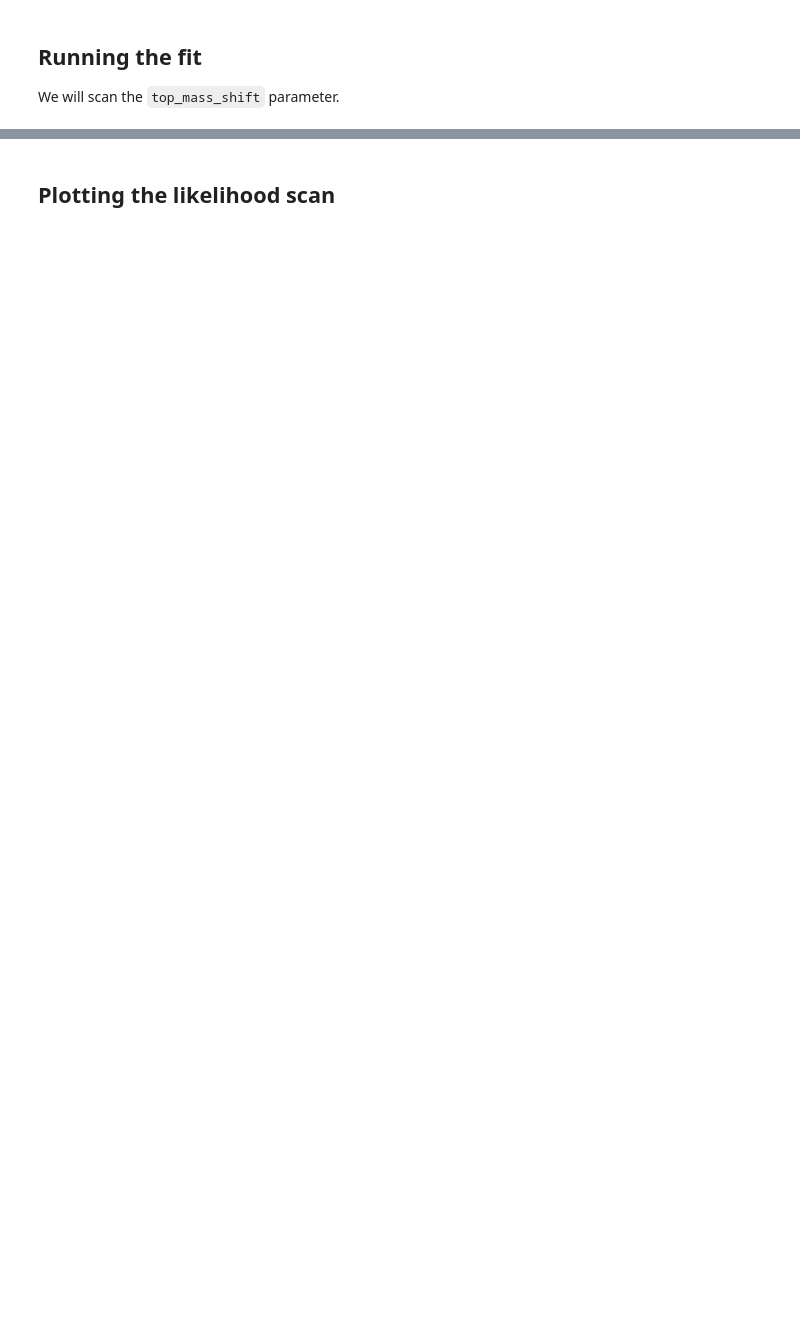
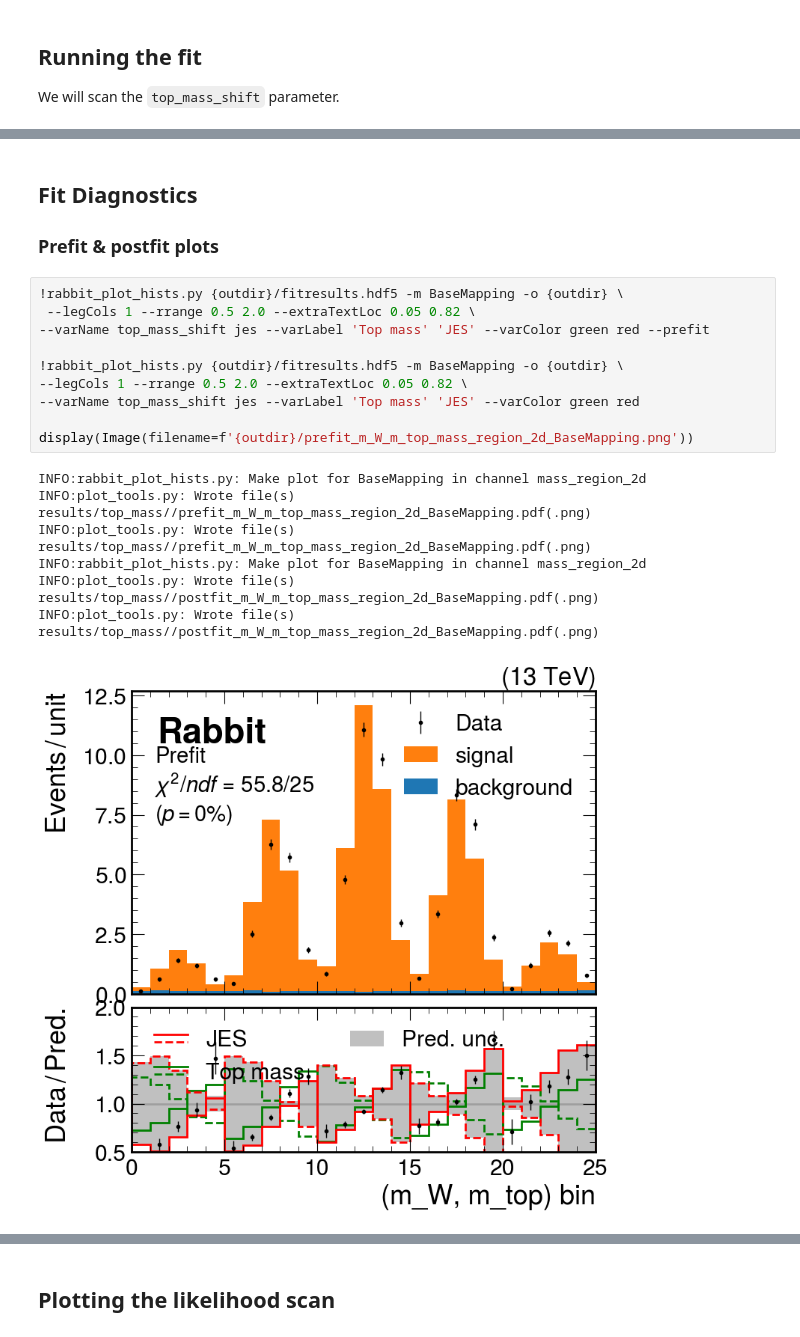
Before and after one commit to davidwalter2/rabbit, a Jupyter notebook: notebooks/tutorial_3_top_mass.ipynb, the cells around one changed output, grey strips where cells are left out. Drawn from its saved outputs; the diff is of its cells as text; blank space fills up the shorter version.

Commit message:
Top mass modifications, added fit diagnostics

```diff
--- a/notebooks/tutorial_3_top_mass.ipynb
+++ b/notebooks/tutorial_3_top_mass.ipynb
@@ -160,0 +351,21 @@ We will scan the `top_mass_shift` parameter.
+# %% [markdown]
+## Fit Diagnostics
+### Prefit & postfit plots
+# %%
+!rabbit_plot_hists.py {outdir}/fitresults.hdf5 -m BaseMapping -o {outdir} \
+ --legCols 1 --rrange 0.5 2.0 --extraTextLoc 0.05 0.82 \
+--varName top_mass_shift jes --varLabel 'Top mass' 'JES' --varColor green red --prefit
+
+!rabbit_plot_hists.py {outdir}/fitresults.hdf5 -m BaseMapping -o {outdir} \
+--legCols 1 --rrange 0.5 2.0 --extraTextLoc 0.05 0.82 \
+--varName top_mass_shift jes --varLabel 'Top mass' 'JES' --varColor green red
+
+display(Image(filename=f'{outdir}/prefit_m_W_m_top_mass_region_2d_BaseMapping.png'))
+# %% [output]
+INFO:rabbit_plot_hists.py: Make plot for BaseMapping in channel mass_region_2d
+INFO:plot_tools.py: Wrote file(s) results/top_mass//prefit_m_W_m_top_mass_region_2d_BaseMapping.pdf(.png)
+INFO:plot_tools.py: Wrote file(s) results/top_mass//prefit_m_W_m_top_mass_region_2d_BaseMapping.pdf(.png)
+INFO:rabbit_plot_hists.py: Make plot for BaseMapping in channel mass_region_2d
+INFO:plot_tools.py: Wrote file(s) results/top_mass//postfit_m_W_m_top_mass_region_2d_BaseMapping.pdf(.png)
+INFO:plot_tools.py: Wrote file(s) results/top_mass//postfit_m_W_m_top_mass_region_2d_BaseMapping.pdf(.png)
+[figure, added]
```
Also changed, not shown: parts of 23 cells of this notebook, 1 other file.
